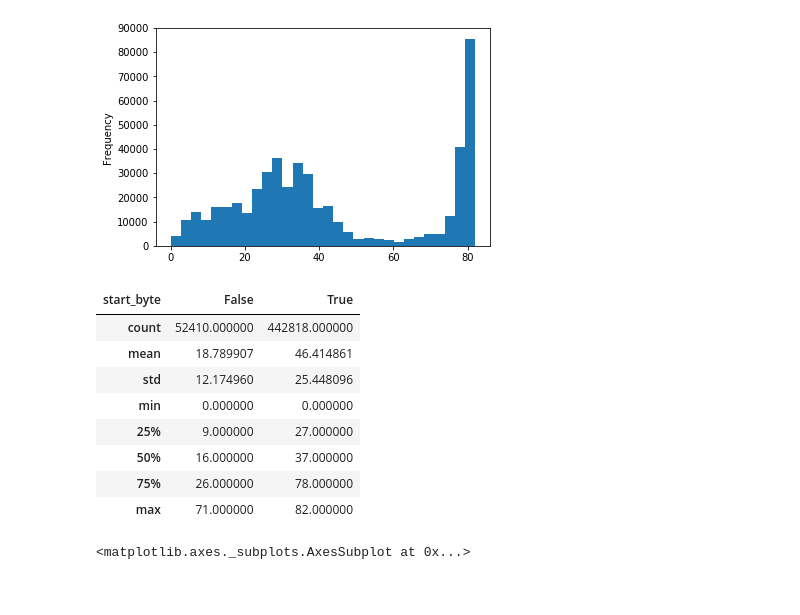
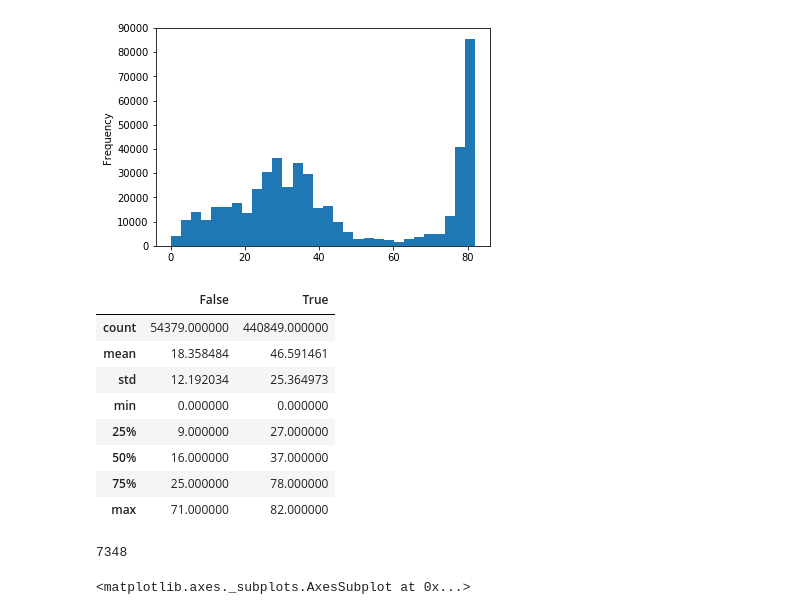
Before and after one commit to dzorlu/natural_questions, a Jupyter notebook: dev_notebook.ipynb, the cells around one changed output. Saved outputs shown, nothing was run; the diff lists cells and outputs as text; code cells hidden in the pictures.

```diff
--- a/dev_notebook.ipynb
+++ b/dev_notebook.ipynb
@@ -633,15 +599,20 @@ pred['score'].plot.hist(bins=30)
 <matplotlib.axes._subplots.AxesSubplot at 0x...>
 [figure]
 # %%
-pred.groupby(pred['start_byte'] == 0)['score'].describe().T
+pred.groupby((pred['start_byte'] == 0) & (pred['end_byte'] == 0))['score'].describe().T
 # %% [output]
-| start_byte | False | True |
-| count | 52410.000000 | 442818.000000 |
-| mean | 18.789907 | 46.414861 |
-| std | 12.174960 | 25.448096 |
+|  | False | True |
+| count | 54379.000000 | 440849.000000 |
+| mean | 18.358484 | 46.591461 |
+| std | 12.192034 | 25.364973 |
 | min | 0.000000 | 0.000000 |
 | 25% | 9.000000 | 27.000000 |
 | 50% | 16.000000 | 37.000000 |
-| 75% | 26.000000 | 78.000000 |
+| 75% | 25.000000 | 78.000000 |
 | max | 71.000000 | 82.000000 |
+# %%
+example_ids_with_answers = set(pred[(pred['start_byte'] > 0) & (pred['end_byte'] > 0)]['example_id'])
+len(example_ids_with_answers)
+# %% [output]
+7348
 # %%
```
Also changed, not shown: parts of 30 cells of this notebook, 1 other file.
